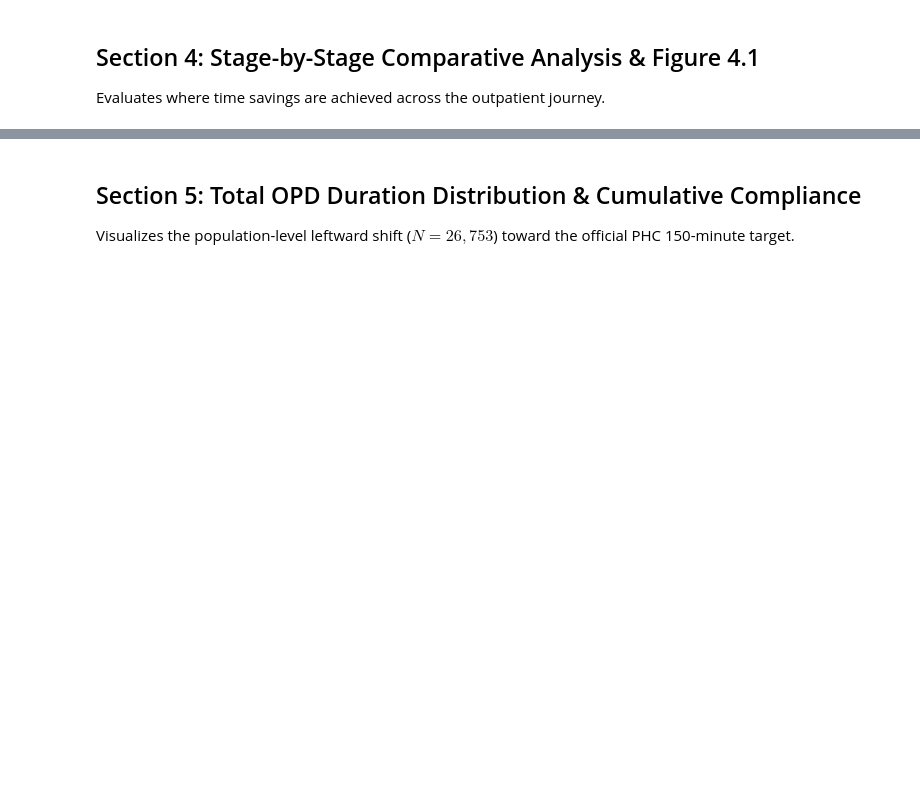
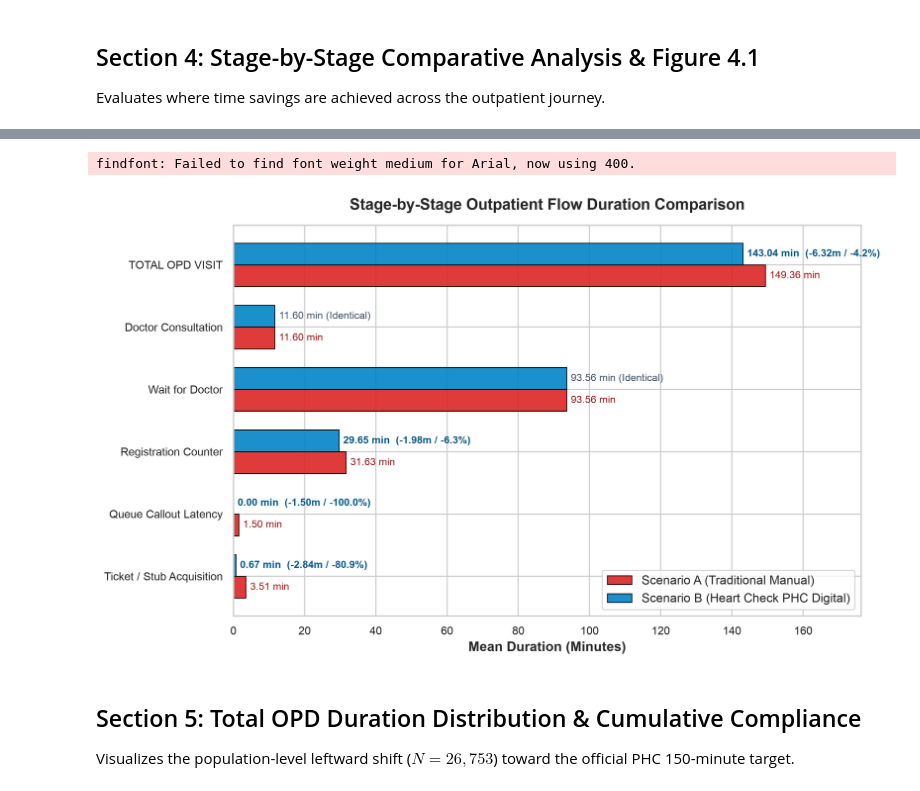
Before and after one commit to Haoraaaannnn/heart-check-phc, a Jupyter notebook: python_backend/chapter4_simulation.ipynb, the cells around one changed output, grey strips where cells are left out. Saved outputs shown, nothing was run; the diff lists cells and outputs as text; code cells hidden in the pictures; blank space fills up the shorter version.

```diff
--- a/python_backend/chapter4_simulation.ipynb
+++ b/python_backend/chapter4_simulation.ipynb
@@ -501,34 +546,37 @@ val_b = [
     float(df_scenario_b["service_registration_sim"].mean()),
     float(df_scenario_b["wait_consultation"].mean()),
     float(df_scenario_b["service_consultation"].mean()),
     float(df_scenario_b["total_opd_sim"].mean()),
 ]
 
 fig, ax = plt.subplots(figsize=(10, 6))
 y = np.arange(len(stages))
 height = 0.35
 
 rects1 = ax.barh(y - height/2, val_a, height, label="Scenario A (Traditional Manual)", color=COLOR_MANUAL, alpha=0.9, edgecolor="black", linewidth=0.8)
 rects2 = ax.barh(y + height/2, val_b, height, label="Scenario B (Heart Check PHC Digital)", color=COLOR_DIGITAL, alpha=0.9, edgecolor="black", linewidth=0.8)
 
 ax.set_xlabel("Mean Duration (Minutes)", fontweight="bold")
-ax.set_title("Figure 4.1: Stage-by-Stage Outpatient Flow Duration Comparison", fontweight="bold", pad=14)
+ax.set_title("Stage-by-Stage Outpatient Flow Duration Comparison", fontweight="bold", pad=14)
 ax.set_yticks(y)
 ax.set_yticklabels(stages, fontweight="medium")
 ax.legend(loc="lower right", frameon=True)
 ax.set_xlim(0, max(val_a) * 1.18)
 
 for i in range(len(stages)):
     saved = val_a[i] - val_b[i]
     pct = (saved / val_a[i] * 100) if val_a[i] > 0 else 0
     ax.annotate(f"{val_a[i]:.2f} min", xy=(val_a[i] + 1.2, y[i] - height/2), va="center", fontsize=9, color="#991b1b")
     if saved > 0:
         ax.annotate(f"{val_b[i]:.2f} min  (-{saved:.2f}m / -{pct:.1f}%)", xy=(val_b[i] + 1.2, y[i] + height/2), va="center", fontsize=9, fontweight="bold", color="#075985")
     else:
         ax.annotate(f"{val_b[i]:.2f} min (Identical)", xy=(val_b[i] + 1.2, y[i] + height/2), va="center", fontsize=9, color="#475569")
 
 plt.tight_layout()
 plt.show()
+# %% [output]
+findfont: Failed to find font weight medium for Arial, now using 400.
+[figure, added]
 # %% [markdown]
 ## Section 5: Total OPD Duration Distribution & Cumulative Compliance
 
```
Also changed, not shown: parts of 16 cells of this notebook, 16 other files.
